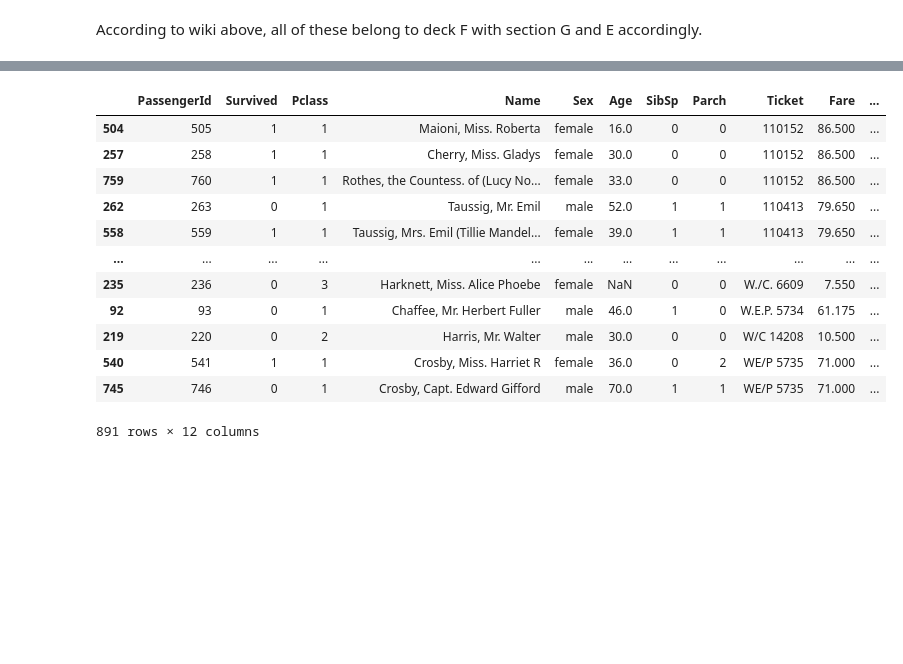
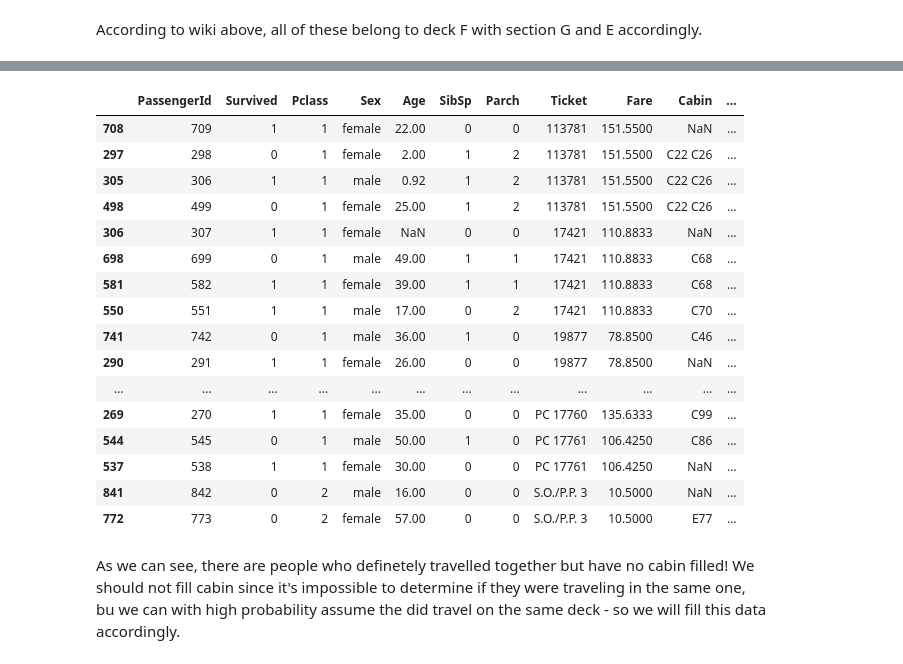
Before and after one commit to LucjanSakowicz/data-science-projects, a Jupyter notebook: titanic/titanic.ipynb, the cells around one changed output, grey strips where cells are left out. Cells and saved outputs as stored; diff of their text form; code cells hidden in the pictures; blank space fills up the shorter version.

Commit message:
Deck analysis

```diff
--- a/titanic/titanic.ipynb
+++ b/titanic/titanic.ipynb
@@ -536,2 +540,5 @@ df_train[(df_train.index == 75) | (df_train.index == 128) | (df_train.index == 6
 # %% [markdown]
 According to wiki above, all of these belong to deck F with section G and E accordingly.
+# %%
+df_train.iloc[[75, 128, 699, 715], -1] = [{'F'}, {'F'}, {'F'}, {'F'}]
+df_train.iloc[[75, 128, 699, 715], :]
@@ -537,0 +553,3 @@ According to wiki above, all of these belong to deck F with section G and E acco
+# %%
+df_train['Deck'] = df_train[(df_train['Deck'].isna()==False)]['Deck'].apply(lambda x:x.pop())
+df_train[(df_train['Deck'].isna()==False)]
@@ -537,0 +607,3 @@ According to wiki above, all of these belong to deck F with section G and E acco
+# %%
+ticket_list = sorted(df_train[df_train['Cabin'].isna() == False]['Ticket'].unique())
+ticket_list
@@ -537,0 +628,3 @@ According to wiki above, all of these belong to deck F with section G and E acco
+# %%
+tickets_without_cabin = df_train[(df_train['Ticket'].isin(ticket_list)) & df_train['Cabin'].isna() == True].groupby('Ticket')['Cabin'].unique().index.to_list()
+tickets_without_cabin
@@ -538,16 +642,20 @@ According to wiki above, all of these belong to deck F with section G and E acco
 # %%
-df_train[df_train['Ticket'].isna() == False].sort_values(by='Ticket')
+df_train[df_train['Ticket'].isin(tickets_without_cabin)].sort_values(by='Ticket')
 # %% [output]
-|  | PassengerId | Survived | Pclass | Name | Sex | Age | SibSp | Parch | Ticket | Fare | ... |
-| 504 | 505 | 1 | 1 | Maioni, Miss. Roberta | female | 16.0 | 0 | 0 | 110152 | 86.500 | ... |
-| 257 | 258 | 1 | 1 | Cherry, Miss. Gladys | female | 30.0 | 0 | 0 | 110152 | 86.500 | ... |
-| 759 | 760 | 1 | 1 | Rothes, the Countess. of (Lucy No... | female | 33.0 | 0 | 0 | 110152 | 86.500 | ... |
-| 262 | 263 | 0 | 1 | Taussig, Mr. Emil | male | 52.0 | 1 | 1 | 110413 | 79.650 | ... |
-| 558 | 559 | 1 | 1 | Taussig, Mrs. Emil (Tillie Mandel... | female | 39.0 | 1 | 1 | 110413 | 79.650 | ... |
+|  | PassengerId | Survived | Pclass | Sex | Age | SibSp | Parch | Ticket | Fare | Cabin | ... |
+| 708 | 709 | 1 | 1 | female | 22.00 | 0 | 0 | 113781 | 151.5500 | NaN | ... |
+| 297 | 298 | 0 | 1 | female | 2.00 | 1 | 2 | 113781 | 151.5500 | C22 C26 | ... |
+| 305 | 306 | 1 | 1 | male | 0.92 | 1 | 2 | 113781 | 151.5500 | C22 C26 | ... |
+| 498 | 499 | 0 | 1 | female | 25.00 | 1 | 2 | 113781 | 151.5500 | C22 C26 | ... |
+| 306 | 307 | 1 | 1 | female | NaN | 0 | 0 | 17421 | 110.8833 | NaN | ... |
+| 698 | 699 | 0 | 1 | male | 49.00 | 1 | 1 | 17421 | 110.8833 | C68 | ... |
+| 581 | 582 | 1 | 1 | female | 39.00 | 1 | 1 | 17421 | 110.8833 | C68 | ... |
+| 550 | 551 | 1 | 1 | male | 17.00 | 0 | 2 | 17421 | 110.8833 | C70 | ... |
+| 741 | 742 | 0 | 1 | male | 36.00 | 1 | 0 | 19877 | 78.8500 | C46 | ... |
+| 290 | 291 | 1 | 1 | female | 26.00 | 0 | 0 | 19877 | 78.8500 | NaN | ... |
 | ... | ... | ... | ... | ... | ... | ... | ... | ... | ... | ... | ... |
-| 235 | 236 | 0 | 3 | Harknett, Miss. Alice Phoebe | female | NaN | 0 | 0 | W./C. 6609 | 7.550 | ... |
-| 92 | 93 | 0 | 1 | Chaffee, Mr. Herbert Fuller | male | 46.0 | 1 | 0 | W.E.P. 5734 | 61.175 | ... |
-| 219 | 220 | 0 | 2 | Harris, Mr. Walter | male | 30.0 | 0 | 0 | W/C 14208 | 10.500 | ... |
-| 540 | 541 | 1 | 1 | Crosby, Miss. Harriet R | female | 36.0 | 0 | 2 | WE/P 5735 | 71.000 | ... |
-| 745 | 746 | 0 | 1 | Crosby, Capt. Edward Gifford | male | 70.0 | 1 | 1 | WE/P 5735 | 71.000 | ... |
+| 269 | 270 | 1 | 1 | female | 35.00 | 0 | 0 | PC 17760 | 135.6333 | C99 | ... |
+| 544 | 545 | 0 | 1 | male | 50.00 | 1 | 0 | PC 17761 | 106.4250 | C86 | ... |
+| 537 | 538 | 1 | 1 | female | 30.00 | 0 | 0 | PC 17761 | 106.4250 | NaN | ... |
+| 841 | 842 | 0 | 2 | male | 16.00 | 0 | 0 | S.O./P.P. 3 | 10.5000 | NaN | ... |
+| 772 | 773 | 0 | 2 | female | 57.00 | 0 | 0 | S.O./P.P. 3 | 10.5000 | E77 | ... |
-891 rows × 12 columns
@@ -555,0 +662,2 @@ df_train[df_train['Ticket'].isna() == False].sort_values(by='Ticket')
+# %% [markdown]
+As we can see, there are people who definetely travelled together but have no cabin filled! We should not fill cabin since it's impossible to determine if they were traveling in the same one, bu we can with high probability assume the did travel on the same deck - so we will fill this data accordingly.
```
Also changed, not shown: parts of 23 cells of this notebook.
